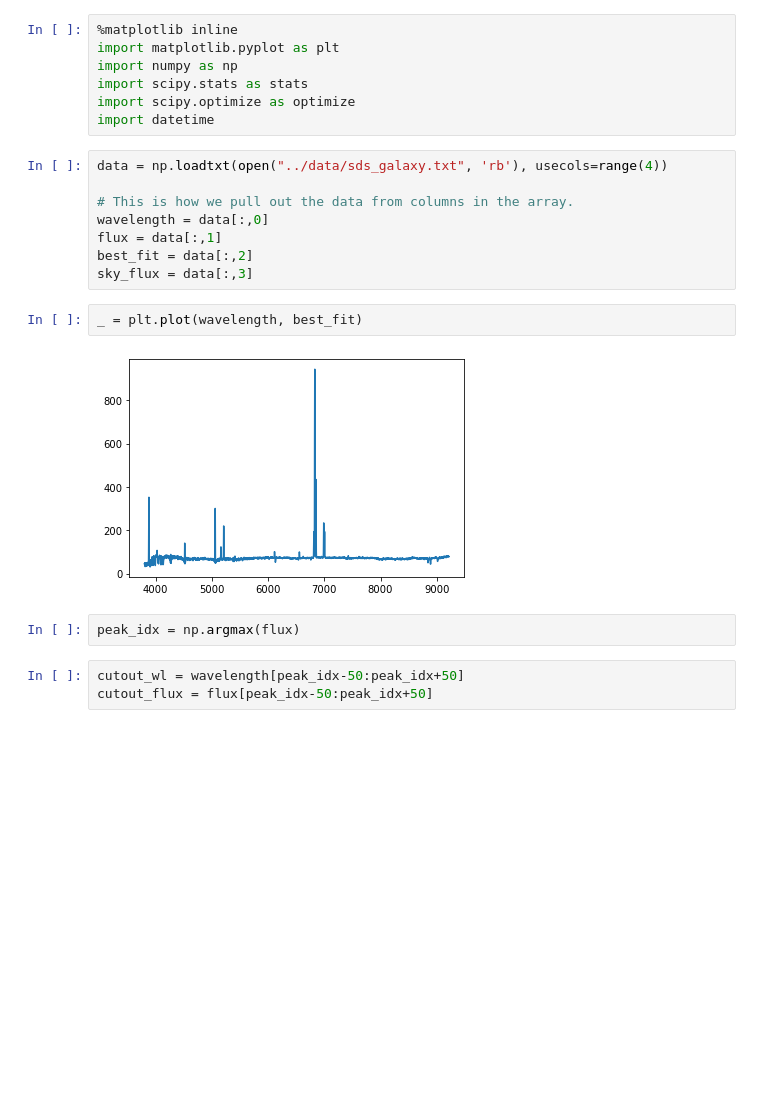
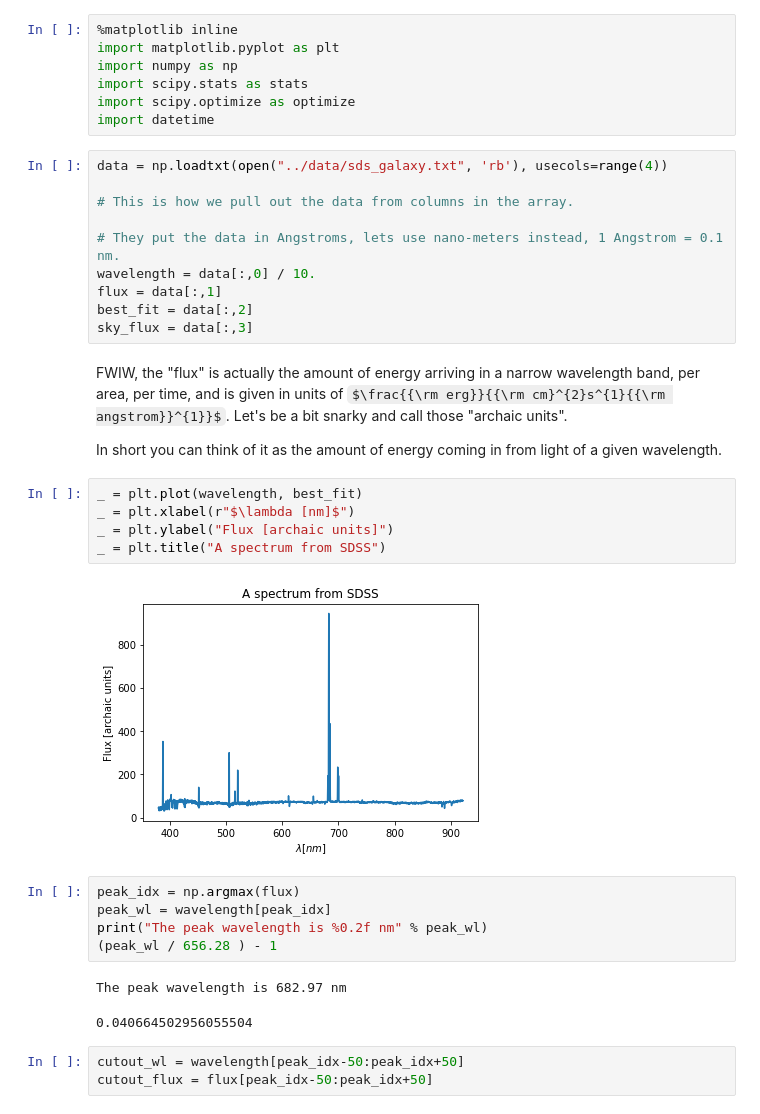
Before and after one commit to KIPAC/Physics89L, a Jupyter notebook: nb/06_02_SDSS_Spectra.ipynb, the cells around one changed output. Drawn from its saved outputs; the diff is of its cells as text; some formulas as TeX source; blank space fills up the shorter version.

```diff
--- a/nb/06_02_SDSS_Spectra.ipynb
+++ b/nb/06_02_SDSS_Spectra.ipynb
@@ -9,16 +9,31 @@ import datetime
 data = np.loadtxt(open("../data/sds_galaxy.txt", 'rb'), usecols=range(4))
 
 # This is how we pull out the data from columns in the array.
-wavelength = data[:,0]
+
+# They put the data in Angstroms, lets use nano-meters instead, 1 Angstrom = 0.1 nm.
+wavelength = data[:,0] / 10.
 flux = data[:,1]
 best_fit = data[:,2]
 sky_flux = data[:,3]
+# %% [markdown]
+FWIW, the "flux" is actually the amount of energy arriving in a narrow wavelength band, per area, per time, and is given in units of $\frac{{\rm erg}}{{\rm cm}^{2}s^{1}{{\rm angstrom}}^{1}}$.  Let's be a bit snarky and call those "archaic units".
+
+In short you can think of it as the amount of energy coming in from light of a given wavelength.
 # %%
 _ = plt.plot(wavelength, best_fit)
+_ = plt.xlabel(r"$\lambda [nm]$")
+_ = plt.ylabel("Flux [archaic units]")
+_ = plt.title("A spectrum from SDSS")
 # %% [output]
-[figure, old version]
+[figure, new version]
 # %%
 peak_idx = np.argmax(flux)
+peak_wl = wavelength[peak_idx]
+print("The peak wavelength is %0.2f nm" % peak_wl)
+(peak_wl / 656.28 ) - 1
+# %% [output]
+The peak wavelength is 682.97 nm
+0.040664502956055504
 # %%
 cutout_wl = wavelength[peak_idx-50:peak_idx+50]
 cutout_flux = flux[peak_idx-50:peak_idx+50]
```
Also changed, not shown: parts of 9 cells of this notebook, 1 other file.
